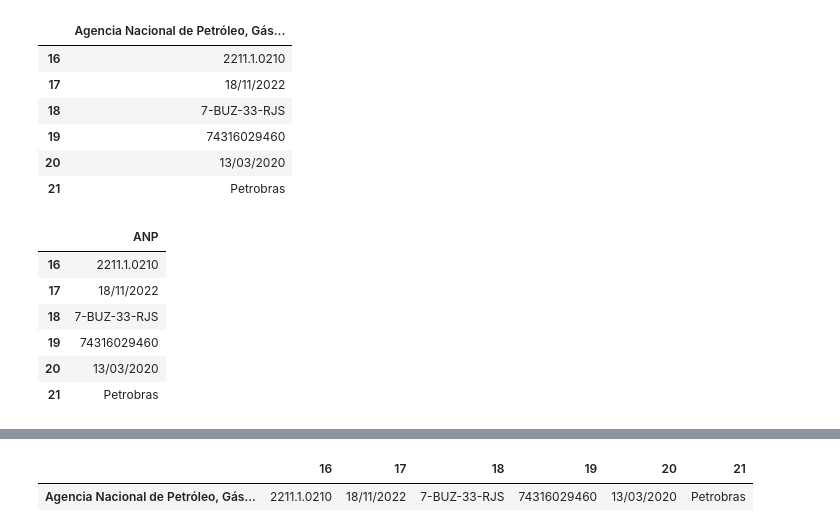
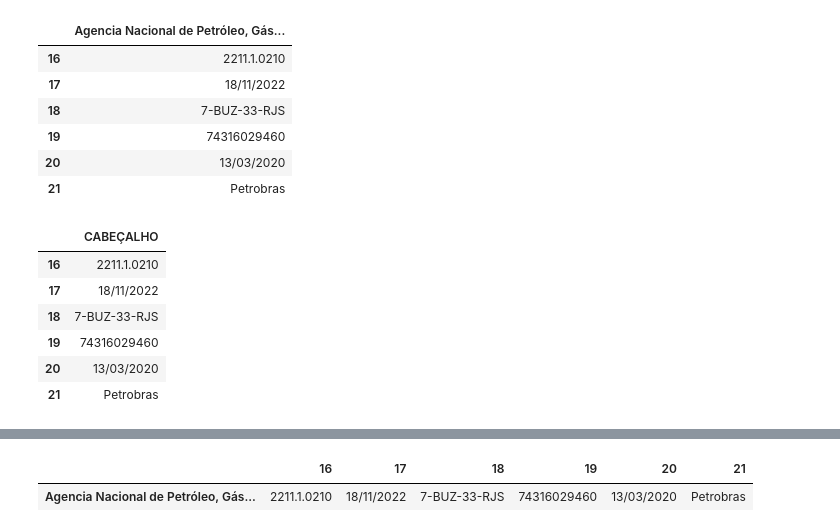
Before and after one commit to fabiobasson/my-frirst-repo, a Jupyter notebook: oficios_qualidade.ipynb, the cells around one changed output, grey strips where cells are left out. Saved outputs shown, nothing was run; the diff lists cells and outputs as text; code cells hidden in the pictures.

```diff
--- a/oficios_qualidade.ipynb
+++ b/oficios_qualidade.ipynb
@@ -144,10 +144,10 @@ Requirement already satisfied: pycparser in /usr/local/lib/python3.10/dist-packa
 | 20 | 13/03/2020 |
 | 21 | Petrobras |
 # %%
-df2.rename(columns = {'Agencia Nacional de Petróleo, Gás Natura e Biocombustíveis':'ANP'}, inplace = True)
+df2.rename(columns = {'Agencia Nacional de Petróleo, Gás Natura e Biocombustíveis':' CABEÇALHO'}, inplace = True)
 df2
 # %% [output]
-|  | ANP |
+|  | CABEÇALHO |
 | 16 | 2211.1.0210 |
 | 17 | 18/11/2022 |
 | 18 | 7-BUZ-33-RJS |
```
Also changed, not shown: parts of 2 cells of this notebook.
